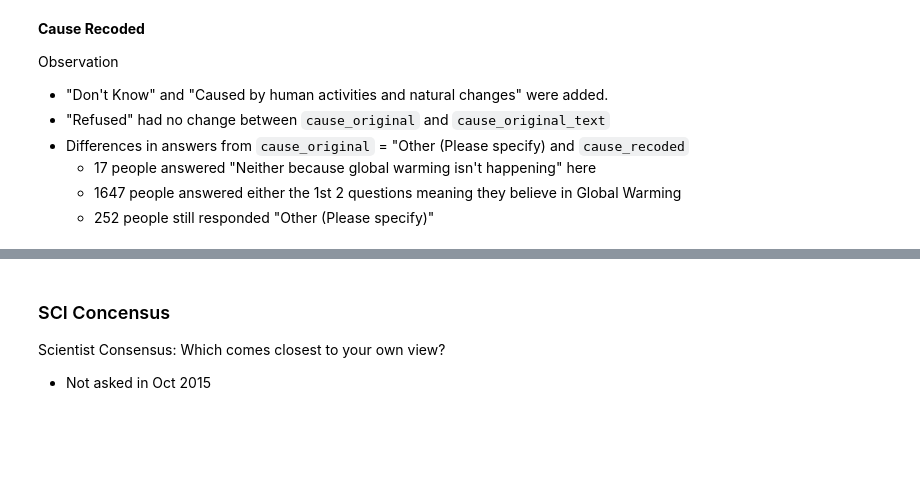
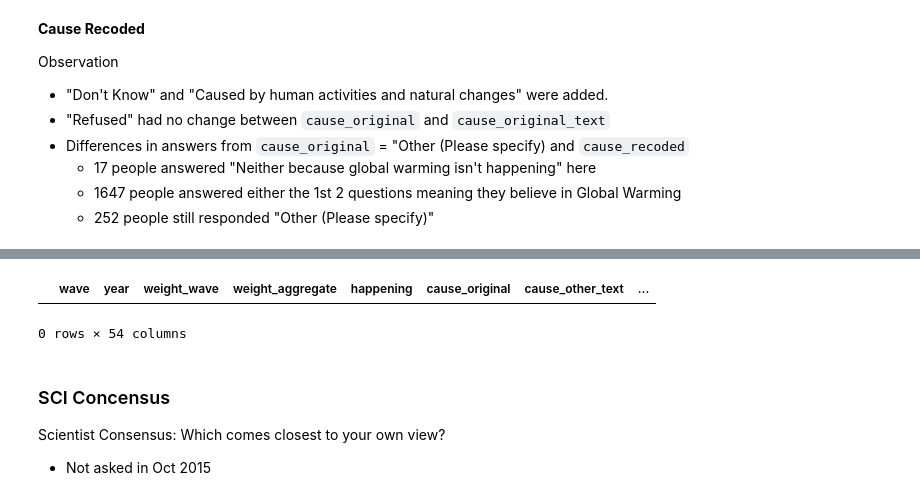
Before and after one commit to sabaiitj/Climate-Change-Survey, a Jupyter notebook: code/aggregate_eda.ipynb, the cells around one changed output, grey strips where cells are left out. Cells and saved outputs as stored; diff of their text form; code cells hidden in the pictures; blank space fills up the shorter version.

```diff
--- a/code/aggregate_eda.ipynb
+++ b/code/aggregate_eda.ipynb
@@ -371,6 +356,8 @@ Observation
 - 95 people refused to answer this question
 - For each `happening` subgroup, some people "None of the above because global warming isn't happening." 30 people who said "Yes" to `happening` selected this response for this question
 - For the 'No' subgroup of `happening`, 2,960 people selected either of the two choices that state what the cause of global warming is. This is a contradiction.
+# %%
+df.drop(columns=['cause_original'], axis=1, inplace=True)
 # %% [markdown]
 ### Cause Other Text
 
@@ -442,6 +429,8 @@ Name: cause_other_text, dtype: int64
 - 1991 people responded to this question
 - 135 people who answered "Other" for `cause_original` did not specify here as instructed
 - Because only 9% of people answered this question, and it overlaps with `cause_original`, this feature is unlikely to be useful
+# %%
+df.drop(columns=['cause_other_text'], axis=1, inplace=True)
 # %% [markdown]
 ### Cause Recorded
 
@@ -543,3 +552,12 @@ Observation
+# %%
+df[(df.happening == "Refused") &
+   (df.cause_original == "Refused") &
+   (df.cause_other_text == ") &
+   (df.happening == "Refused")
+  ]
+# %% [output]
+|  | wave | year | weight_wave | weight_aggregate | happening | cause_original | cause_other_text | ... |
+0 rows × 54 columns
 # %% [markdown]
 ### SCI Concensus
 
```
Also changed, not shown: parts of 12 cells of this notebook.
